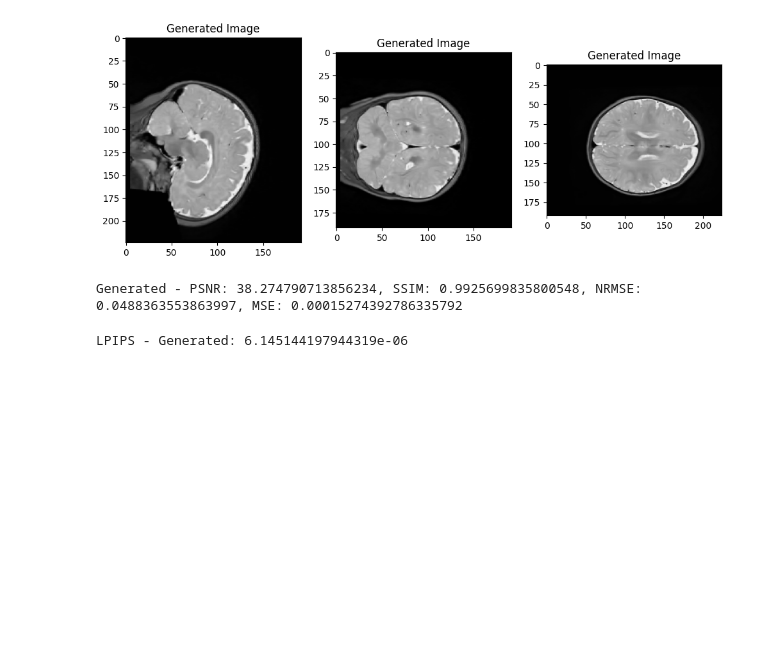
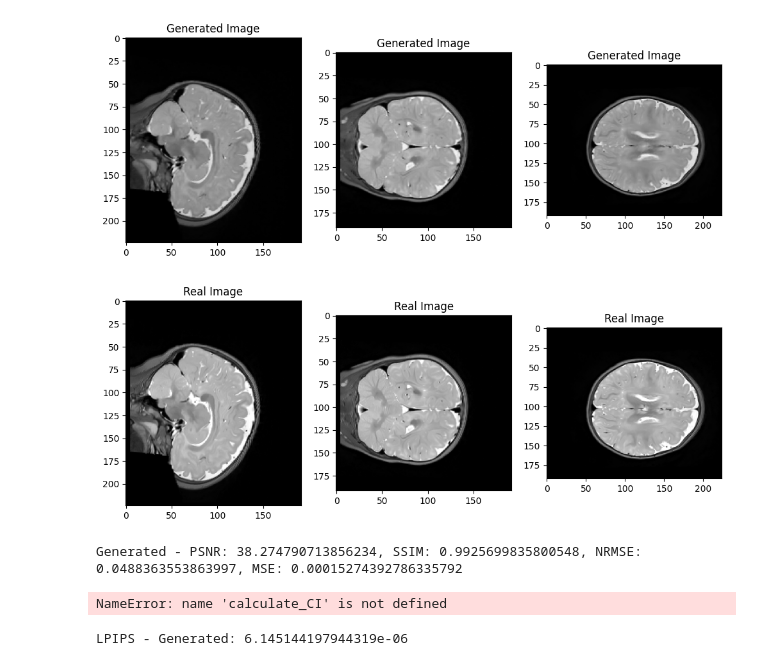
Before and after one commit to almalennartsson-dev/baby-ai-local, a Jupyter notebook: random.ipynb, the cells around one changed output. Drawn from its saved outputs; the diff is of its cells as text; code cells hidden in the pictures; blank space fills up the shorter version.

```diff
--- a/random.ipynb
+++ b/random.ipynb
@@ -38,0 +38,7 @@ print(train[0])
+# %%
+t2 = nib.load(t2_files[5])
+tem_dir = p.Path.home()/"nihpd_obj2_asym_nifti"
+template_files = sorted(tem_dir.rglob("*t2w.nii"))
+print(len(template_files))
+for i in range(len(template_files)):
+    print(nib.load(template_files[i]).affine)
@@ -39,2 +73,11 @@ print(train[0])
+# %%
+#do the exact same as loop
+real_images = []
+test_t1, test_t2, test_t2_LR = get_patches(test, patch_size, stride, target_shape)
+for i in range(len(test_t1)):
+    real_reconstructed = reconstruct_from_patches(test_t2[i], target_shape, stride)
+    real_images.append(real_reconstructed)
+
+nib.save(nib.Nifti1Image(real_images[0], affine=realaffine), "/Users/al1612le/images/testarriktig.nii.gz")
 # %%
 
@@ -46,5 +89,5 @@ ref_img = nib.load(str(t1_files[0]))
 # %%
 #train_t1, train_t2, train_t2_LR = get_patches(train4, patch_size, stride, target_shape, ref_img)
 #val_t1, val_t2, val_t2_LR = get_patches(val4, patch_size, stride, target_shape, ref_img)
-test_t1, test_t2, test_t2_LR = get_patches(test3, patch_size, stride, target_shape)
+test_t1, test_t2, test_t2_LR = get_patches(test, patch_size, stride, target_shape)
 # %%
@@ -399,6 +481,11 @@ Processed test image 11/11
 # old net 2025-11-21T10:22:23.698955_model_weights.pth (16, 32, 64, 128, 256), residual = 6
 # deep net without resampling 2025-12-01T09:47:31.531308_model_weights.pth (32, 64, 128, 256, 512, 1024), residual = 10
 # LR3 augmentation even added 2025-12-10T15:25:46.850860_model_weights.pth (32, 64, 128, 256, 512, 1024), residual = 10
+# super augmentation pre weights: 2025-12-12T14:44:03.351051_model_weights.pth (32, 64, 128, 256, 512, 1024), residual = 10, lr 2,3,4,5,8 3dimesnions for all. even interpolation
+# deep unet lr2 64patches 2025-12-16T14:01:11.253492_model_weights.pth (32, 64, 128, 256, 512, 1024), residual = 10
+# deep unet with 2 residual units 2026-01-02T20:20:22.571459_model_weights.pth
+# deep unet with 18 residual units 2025-12-16T16:30:48.046569_model_weights.pth
+# deep unet with 0 residual units 2025-12-17T11:15:16.397184_model_weights.pth
 
 #load Unet weights
 import torch
@@ -414,10 +501,10 @@ net = UNet(
     out_channels=1,
     channels=(16, 32, 64, 128, 256),
     strides=(2, 2, 2, 2),
-    num_res_units=6,
+    num_res_units=2,
     norm=None,
 )
-net.load_state_dict(torch.load(DATA_DIR/"outputs"/"2025-11-21T10:22:23.698955_model_weights.pth", map_location="cpu"))
+net.load_state_dict(torch.load(DATA_DIR/"outputs"/"2025-10-16T23:05:46.875504_model_weights.pth", map_location="cpu"))
 
 generated_images = []
 real_images = []
@@ -468,11 +555,35 @@ nib.save(nib.Nifti1Image(generated_images[0], affine=ref_img.affine), "/Users/al
 # %% [output]
 [figure]
+# %%
+#plot middle slice of first generated image
+import matplotlib.pyplot as plt
+mid_slice = target_shape[0] // 2
+plt.figure(figsize=(12, 8))
+plt.subplot(1,3,1)
+plt.title("Real Image")
+plt.imshow(real_images[0][mid_slice,:,:], cmap='gray')
+plt.subplot(1,3,2)
+plt.title("Real Image")
+plt.imshow(real_images[0][:,mid_slice,:], cmap='gray')
+plt.subplot(1,3,3)
+plt.title("Real Image")
+plt.imshow(real_images[0][:,:,mid_slice], cmap='gray')
+plt.show()
+
+nib.save(nib.Nifti1Image(real_images[0], affine=ref_img.affine), "/Users/al1612le/images/real_w_ref_affine.nii.gz")
+# %% [output]
+[figure, added]
 # %%
 #calculate metrics
 metrics = calculate_metrics(real_images, generated_images)
 print(f"Generated - PSNR: {metrics['psnr']}, SSIM: {metrics['ssim']}, NRMSE: {metrics['nrmse']}, MSE: {metrics['mse']}")
 # %% [output]
 Generated - PSNR: 38.274790713856234, SSIM: 0.9925699835800548, NRMSE: 0.0488363553863997, MSE: 0.00015274392786335792
+# %%
+metrics_ci = calculate_CI(real_images, generated_images)
+print(f"Generated - PSNR: {metrics_ci['psnr']}, PSNR CI half-width: {metrics_ci['psnr_ci']}")
+# %% [output]
+NameError: name 'calculate_CI' is not defined
 # %%
 #implement lpips
 
```
Also changed, not shown: parts of 19 cells of this notebook, 19 other files.
